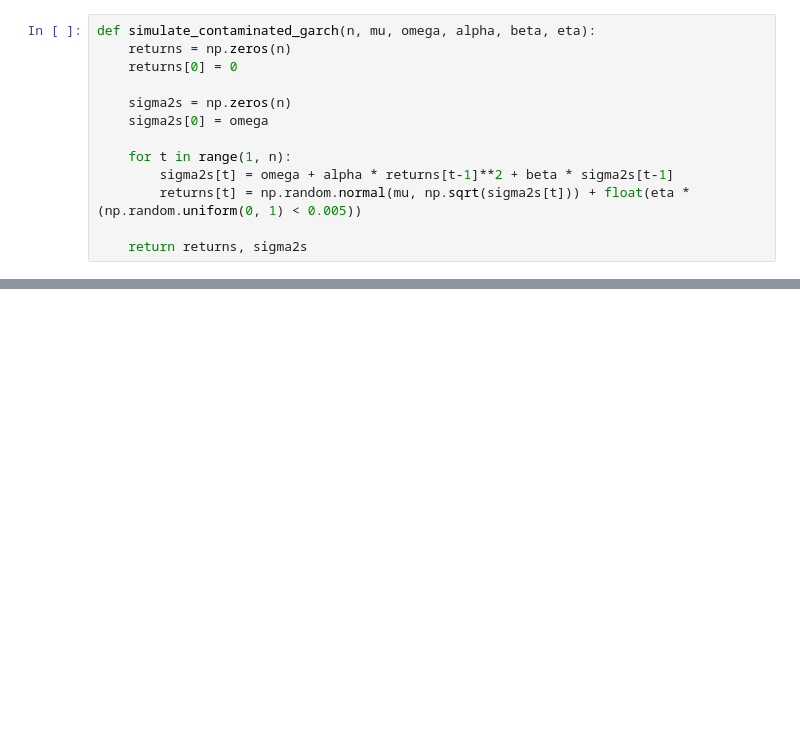
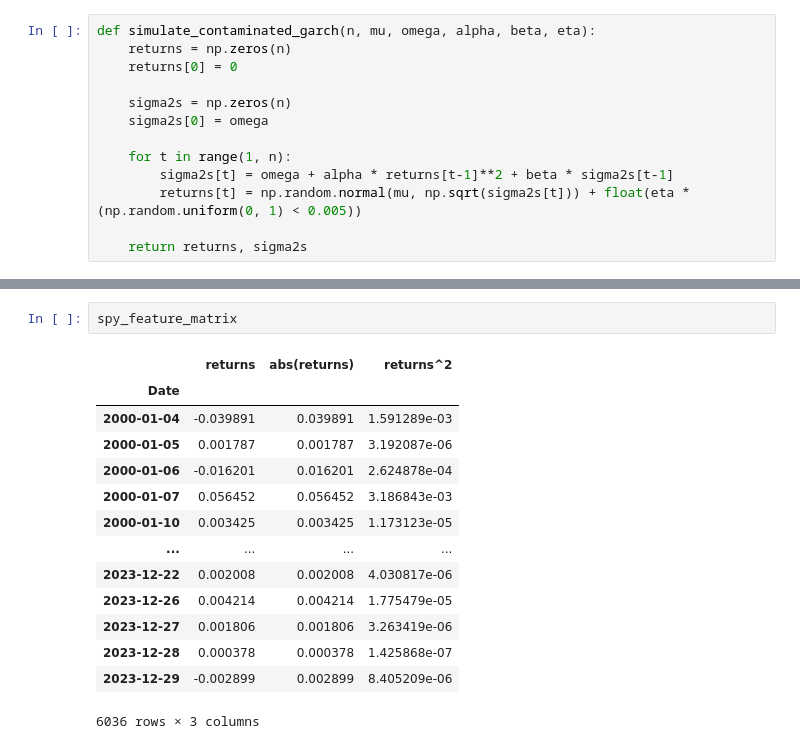
Before and after one commit to steveya/steveya.github.io, a Jupyter notebook: content/volatility_forecasts/random_forest_ewma.ipynb, the cells around one changed output, grey strips where cells are left out. Drawn from its saved outputs; the diff is of its cells as text; blank space fills up the shorter version.

```diff
--- a/content/volatility_forecasts/random_forest_ewma.ipynb
+++ b/content/volatility_forecasts/random_forest_ewma.ipynb
@@ -117,0 +379,17 @@ fit_stes_aese_llh = partial(fit_model, model=stes_aese, metrics=llh, param_dim=3
+# %%
+spy_feature_matrix
+# %% [output]
+|  | returns | abs(returns) | returns^2 |
+| Date |  |  |  |
+| 2000-01-04 | -0.039891 | 0.039891 | 1.591289e-03 |
+| 2000-01-05 | 0.001787 | 0.001787 | 3.192087e-06 |
+| 2000-01-06 | -0.016201 | 0.016201 | 2.624878e-04 |
+| 2000-01-07 | 0.056452 | 0.056452 | 3.186843e-03 |
+| 2000-01-10 | 0.003425 | 0.003425 | 1.173123e-05 |
+| ... | ... | ... | ... |
+| 2023-12-22 | 0.002008 | 0.002008 | 4.030817e-06 |
+| 2023-12-26 | 0.004214 | 0.004214 | 1.775479e-05 |
+| 2023-12-27 | 0.001806 | 0.001806 | 3.263419e-06 |
+| 2023-12-28 | 0.000378 | 0.000378 | 1.425868e-07 |
+| 2023-12-29 | -0.002899 | 0.002899 | 8.405209e-06 |
+6036 rows × 3 columns
```
Also changed, not shown: parts of 33 cells of this notebook, 1 other file.
